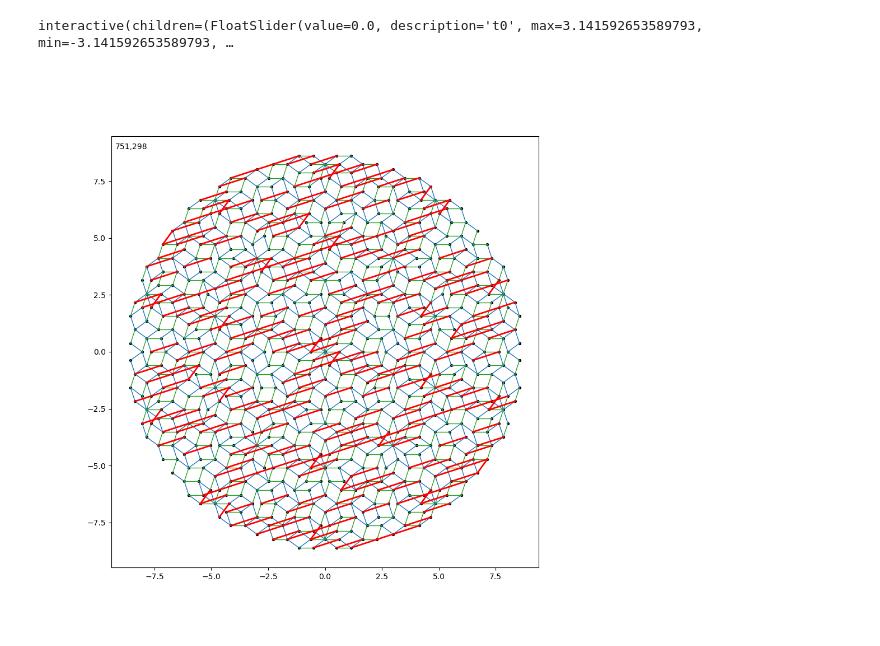
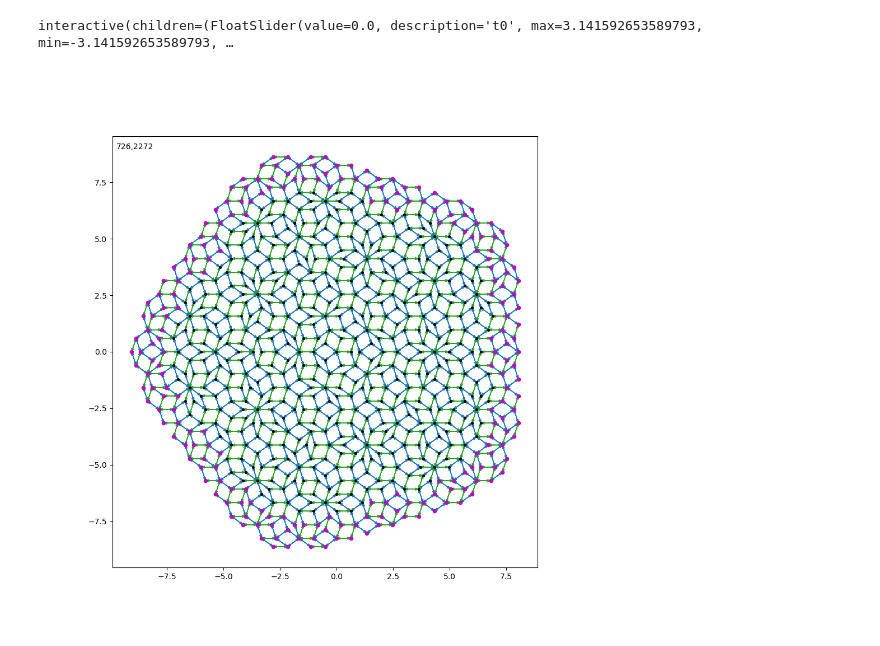
Before and after one commit to Rosetta-Tan/aperiodic-codes, a Jupyter notebook: aperiodic_codes/cut_and_project/rotated_p3.ipynb, the cells around one changed output. Cells and saved outputs as stored; diff of their text form; code cells hidden in the pictures.

```diff
--- a/aperiodic_codes/cut_and_project/rotated_p3.ipynb
+++ b/aperiodic_codes/cut_and_project/rotated_p3.ipynb
@@ -11,9 +9,12 @@ import matplotlib.pyplot as plt
 %matplotlib widget
 # %%
 prefix = "/data/apc"
-n = 5;
+f_base = f'{prefix}/penrose_p3/int';
+n = 4;
+nTh = 8;
 lat_pts = gen_lat(low=-n, high=n, dim=5);
-assert lat_pts.shape[1] == (2*n+1)**5, f'Number of lattice points should be {n**5}';
+bdry = np.any(abs(lat_pts) == n,axis=1);
+assert lat_pts.shape[0] == (2*n+1)**5, f'Number of lattice points should be {n**5}';
 voronoi = gen_voronoi(dim=5);
 # %%
 h1 = gen_h1(n);
@@ -24,40 +25,44 @@ hz_vv, hz_cc = get_hz_vv_cc(hz, n);
 hx = hx.tocsr();
 hz = hz.tocsr();
 # %%
-offset = np.array([0,0,0,0,0]);#np.array([1,1,1,1,1])/4;
+offset = np.array([1,1,1,1,1])/4;
 P = proj_mat();
-proj_pos = P[:2,:];
-proj_neg = P[2:,:];
+proj_pos = P[:,:2];
+proj_neg = P[:,2:];
 # %%
 fig = plt.figure(figsize=(10,10))
 ax = fig.add_subplot(111);
 ax.set_aspect('equal', 'box')
 
 def update(t0=0.0 , t1=0.0 , t2=0.0 , t3=0.0 , t4=0.0 , t5=0.0 , t6=0.0 , t7=0.0 , t8=0.0 , t9=0.0):
     ax.clear();
     R = gen_rotation((t0,t1,t2,t3,t4,t5,t6,t7,t8,t9),5);
-    proj_pos_R = proj_pos @ R.T;
-    proj_neg_R = proj_neg @ R.T;
-    cut_pts, full_to_cut_ind_map = cut(lat_pts, voronoi, proj_neg_R , offset);
+    proj_pos_R = R @ proj_pos;
+    proj_neg_R = R @ proj_neg;
+    cut_ind, full_to_cut_ind_map = cut_ext(lat_pts, voronoi, proj_neg, offset, f_base, nTh);
+    cut_pts = lat_pts[cut_ind,:];
     proj_pts = project(cut_pts, proj_pos_R);
     new_hx_vv = gen_new_pc_matrix(cut_pts, full_to_cut_ind_map, hx_vv, n);
     new_hx_cc = gen_new_pc_matrix(cut_pts, full_to_cut_ind_map, hx_cc, n);
     new_hz_vv = gen_new_pc_matrix(cut_pts, full_to_cut_ind_map, hz_vv, n);
     new_hz_cc = gen_new_pc_matrix(cut_pts, full_to_cut_ind_map, hz_cc, n);
 
+    cut_bdry = [i for i in range(len(cut_ind)) if bdry[cut_ind[i]]];
+
     for x in np.argwhere(new_hx_cc != 0):
-        ax.plot([proj_pts[0,x[0]],proj_pts[0,x[1]]],[proj_pts[1,x[0]],proj_pts[1,x[1]]],ls='-',lw=1,color='C0');
+        ax.arrow(proj_pts[x[0],0],proj_pts[x[0],1],proj_pts[x[1],0]-proj_pts[x[0],0],proj_pts[x[1],1]-proj_pts[x[0],1],color='C0',length_includes_head=True,head_width=0.1);
     for x in np.argwhere(new_hz_cc != 0):
-        ax.plot([proj_pts[0,x[0]],proj_pts[0,x[1]]],[proj_pts[1,x[0]],proj_pts[1,x[1]]],ls='-',lw=1,color='C2');
+        ax.arrow(proj_pts[x[0],0],proj_pts[x[0],1],proj_pts[x[1],0]-proj_pts[x[0],0],proj_pts[x[1],1]-proj_pts[x[0],1],color='C2',length_includes_head=True,head_width=0.1);
     new_hx = np.hstack([new_hx_cc, new_hx_vv]);
     new_hz = np.hstack([new_hz_cc, new_hz_vv]);
     anti_comm_mat = (new_hx @ new_hz.T) % 2;
-    for x in np.argwhere(anti_comm_mat != 0):
-        ax.plot([proj_pts[0,x[0]],proj_pts[0,x[1]]],[proj_pts[1,x[0]],proj_pts[1,x[1]]],ls='-',lw=2,color='r');
-    ax.scatter(proj_pts[0, :], proj_pts[1, :],color='k',s=8);
-    ax.text(0.01, 0.97, f'{cut_pts.shape[1]},{np.sum(anti_comm_mat)}',transform=ax.transAxes);
+    #for x in np.argwhere(anti_comm_mat != 0):
+        #ax.plot([proj_pts[x[0],0],proj_pts[x[1],0]],[proj_pts[x[0],1],proj_pts[x[1],1]],ls='-',lw=2,color='r');
+    ax.scatter(proj_pts[:,0], proj_pts[:,1],color='k',s=8);
+    ax.scatter(proj_pts[cut_bdry,0], proj_pts[cut_bdry,1],color='m',s=20);
+    ax.text(0.01, 0.97, f'{cut_pts.shape[0]},{np.sum(anti_comm_mat)}',transform=ax.transAxes);
 
 interact(update,t0=(-pi,pi,pi/30),t1=(-pi,pi,pi/30),t2=(-pi,pi,pi/30),t3=(-pi,pi,pi/30),t4=(-pi,pi,pi/30),t5=(-pi,pi,pi/30),t6=(-pi,pi,pi/30),t7=(-pi,pi,pi/30),t8=(-pi,pi,pi/30),t9=(-pi,pi,pi/30));
 # %% [output]
 interactive(children=(FloatSlider(value=0.0, description='t0', max=3.141592653589793, min=-3.141592653589793, …
-[figure, old version]
+[figure, new version]
```
Also changed, not shown: parts of 1 cell of this notebook, 6 other files.
